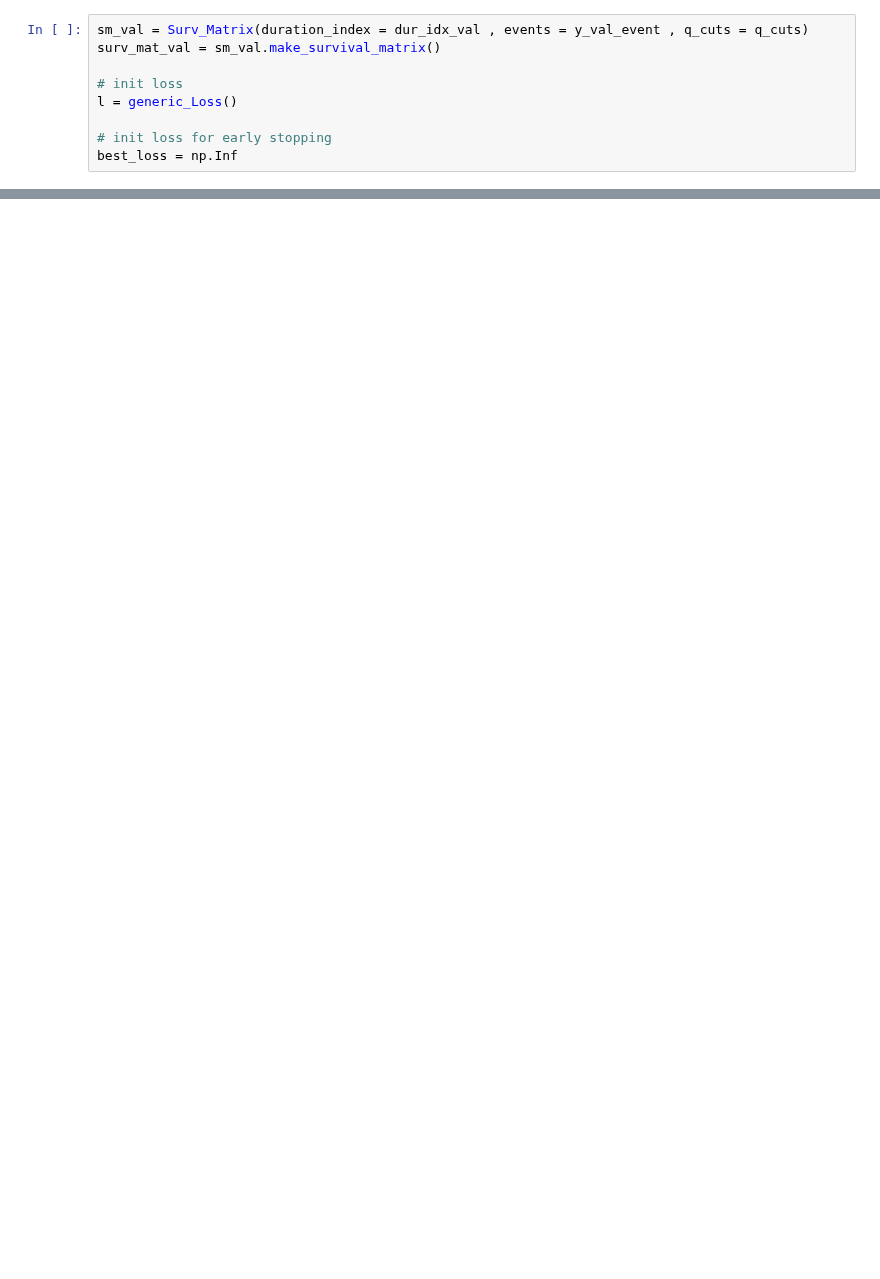
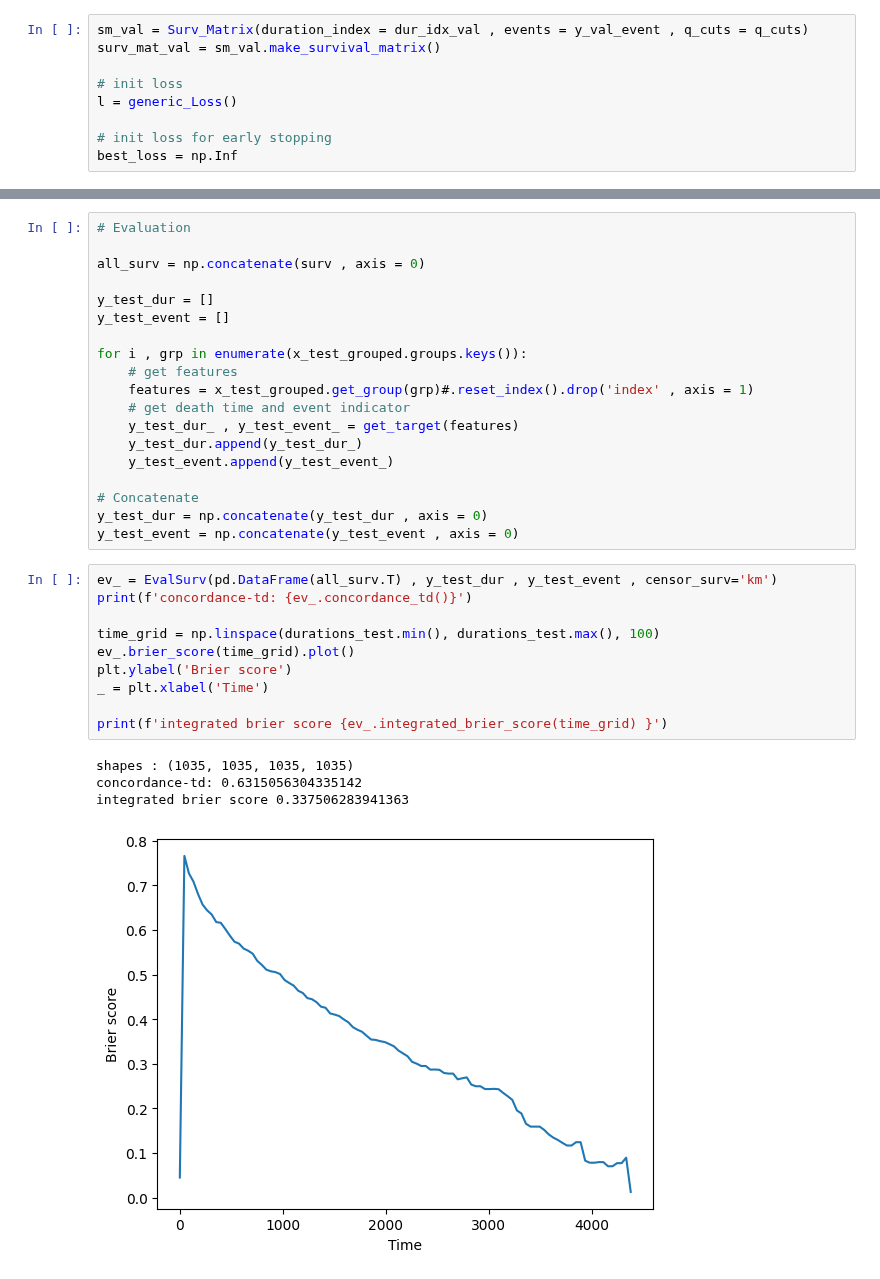
Before and after one commit to sourasen1011/UoE_Research_Project_2023, a Jupyter notebook: 05_preprocessing_emr_data/05_fits.ipynb, the cells around one changed output, grey strips where cells are left out. Cells and saved outputs as stored; diff of their text form; blank space fills up the shorter version.

```diff
--- a/05_preprocessing_emr_data/05_fits.ipynb
+++ b/05_preprocessing_emr_data/05_fits.ipynb
@@ -885,0 +887,34 @@ for i , surv_ in enumerate(surv[0].detach().numpy()[100:105]):
+# %%
+# Evaluation
+
+all_surv = np.concatenate(surv , axis = 0)
+
+y_test_dur = []
+y_test_event = []
+
+for i , grp in enumerate(x_test_grouped.groups.keys()):
+    # get features
+    features = x_test_grouped.get_group(grp)#.reset_index().drop('index' , axis = 1)
+    # get death time and event indicator
+    y_test_dur_ , y_test_event_ = get_target(features)
+    y_test_dur.append(y_test_dur_)
+    y_test_event.append(y_test_event_)
+
+# Concatenate
+y_test_dur = np.concatenate(y_test_dur , axis = 0)
+y_test_event = np.concatenate(y_test_event , axis = 0)
+# %%
+ev_ = EvalSurv(pd.DataFrame(all_surv.T) , y_test_dur , y_test_event , censor_surv='km')
+print(f'concordance-td: {ev_.concordance_td()}')
+
+time_grid = np.linspace(durations_test.min(), durations_test.max(), 100)
+ev_.brier_score(time_grid).plot()
+plt.ylabel('Brier score')
+_ = plt.xlabel('Time')
+
+print(f'integrated brier score {ev_.integrated_brier_score(time_grid) }')
+# %% [output]
+shapes : (1035, 1035, 1035, 1035)
+concordance-td: 0.6315056304335142
+integrated brier score 0.337506283941363
+[figure, added]
```
Also changed, not shown: parts of 14 cells of this notebook.
